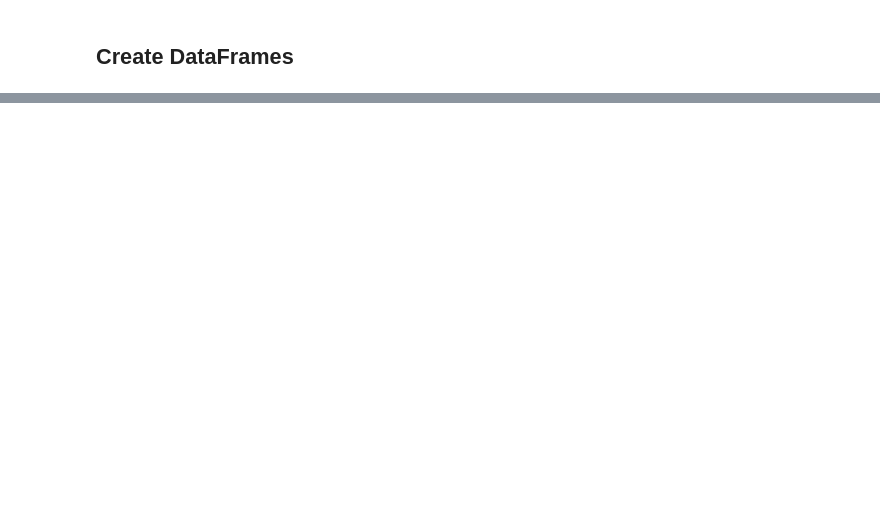
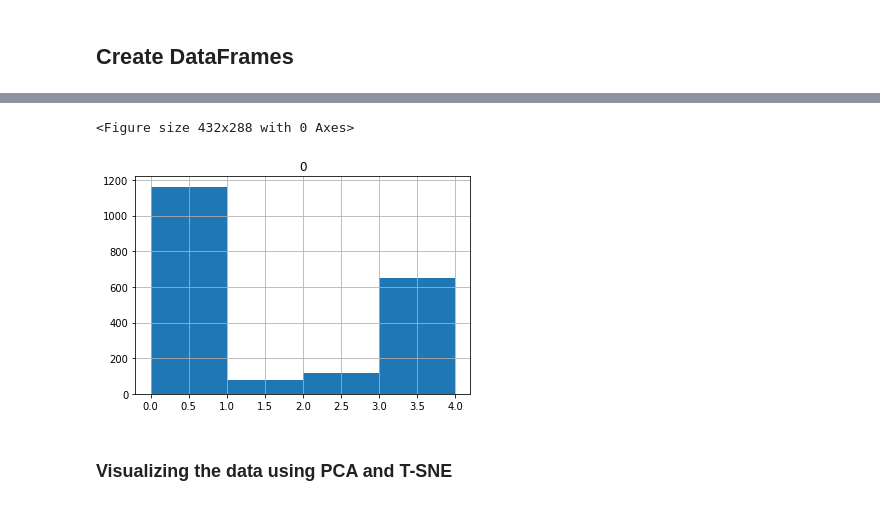
Before and after one commit to KyleRoss-rice/SignIconicityPredictor, a Jupyter notebook: models/classification_model.ipynb, the cells around one changed output, grey strips where cells are left out. Drawn from its saved outputs; the diff is of its cells as text; code cells hidden in the pictures; blank space fills up the shorter version.

```diff
--- a/models/classification_model.ipynb
+++ b/models/classification_model.ipynb
@@ -80,0 +107,10 @@ print(model.score(X_test, y_test))
+# %%
+plt.figure()
+plt.xticks=['arbitrary','both','pantomimic','perceptual']
+pd.DataFrame(y_train).hist(bins=4)
+plt.show()
+# %% [output]
+<Figure size 432x288 with 0 Axes>
+[figure, added]
+# %% [markdown]
+### Visualizing the data using PCA and T-SNE
```
Also changed, not shown: parts of 89 cells of this notebook.
